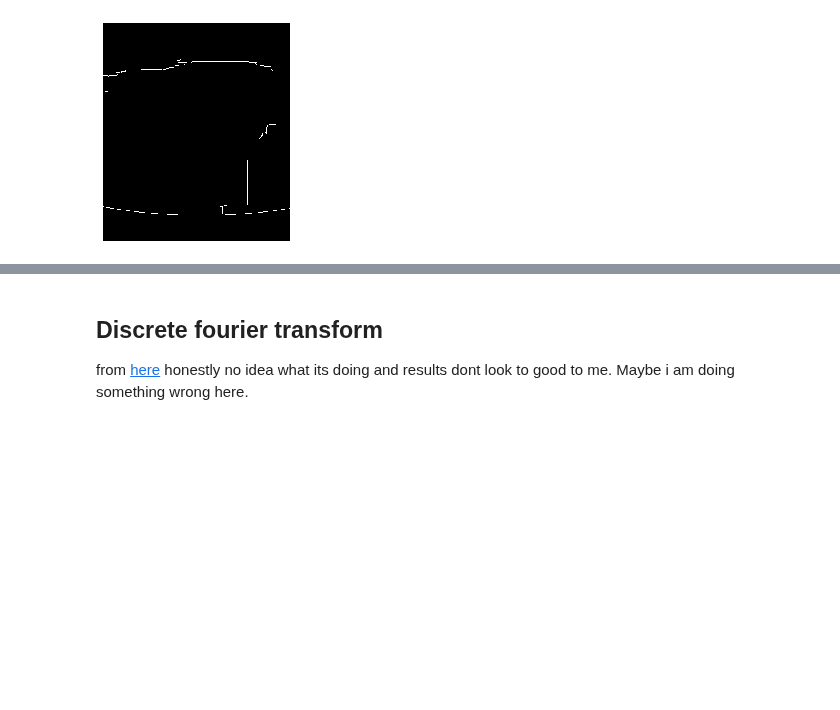
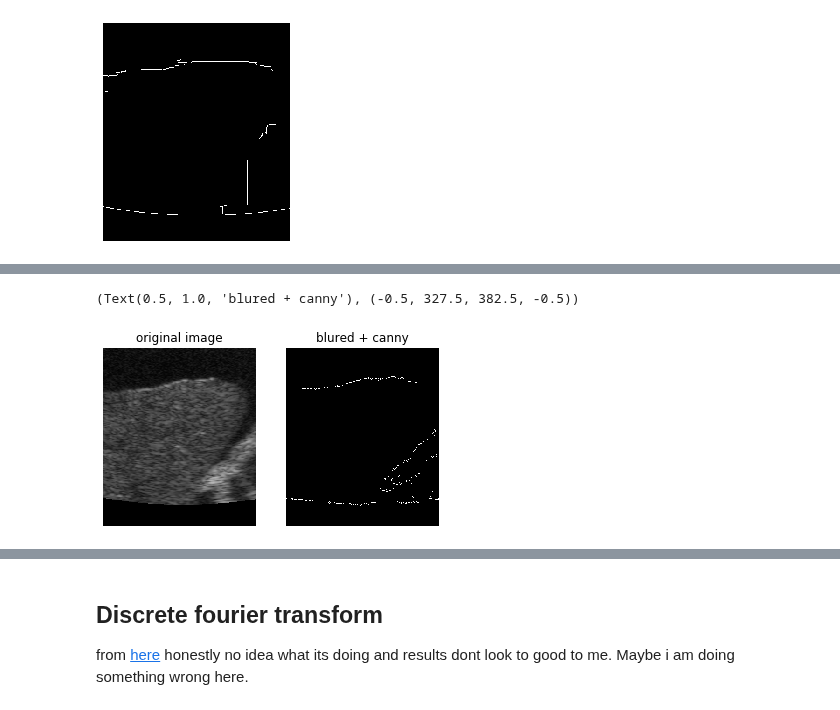
Before and after one commit to markusait/lcid, a Jupyter notebook: code/edge_detection.ipynb, the cells around one changed output, grey strips where cells are left out. Cells and saved outputs as stored; diff of their text form; code cells hidden in the pictures; blank space fills up the shorter version.

```diff
--- a/code/edge_detection.ipynb
+++ b/code/edge_detection.ipynb
@@ -59,0 +65,14 @@ show_img(edges)
+# %%
+blur_n = 31 # has to be odd
+img_blur = cv2.GaussianBlur(img_gray, (blur_n,blur_n), 0)
+
+blur_canny = cv2.Canny(img_blur, lower, upper)
+show_img(blur_canny)
+
+plt.subplot(121), plt.imshow(img_liver, cmap='gray')
+plt.title('original image'), plt.axis('off')
+plt.subplot(122), plt.imshow(blur_canny, cmap='gray')
+plt.title('blured + canny'), plt.axis('off')
+# %% [output]
+(Text(0.5, 1.0, 'blured + canny'), (-0.5, 327.5, 382.5, -0.5))
+[figure, added]
```
Also changed, not shown: parts of 13 cells of this notebook.
